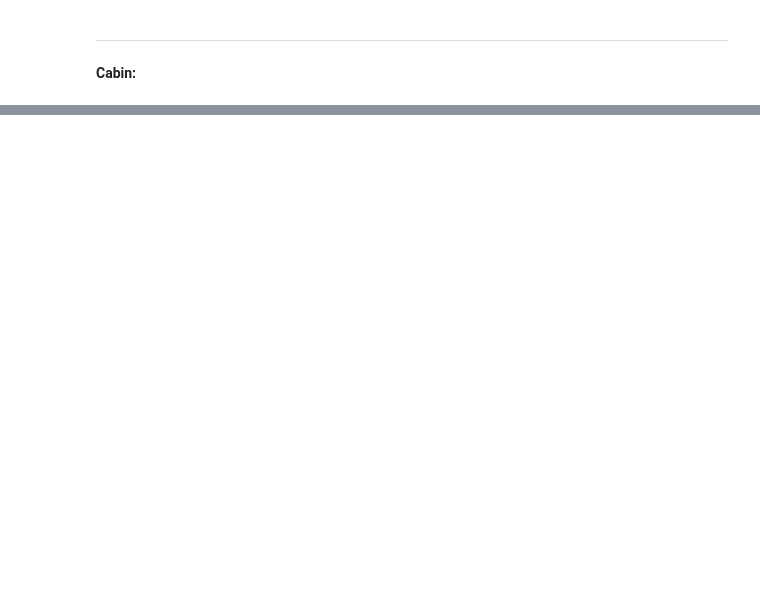
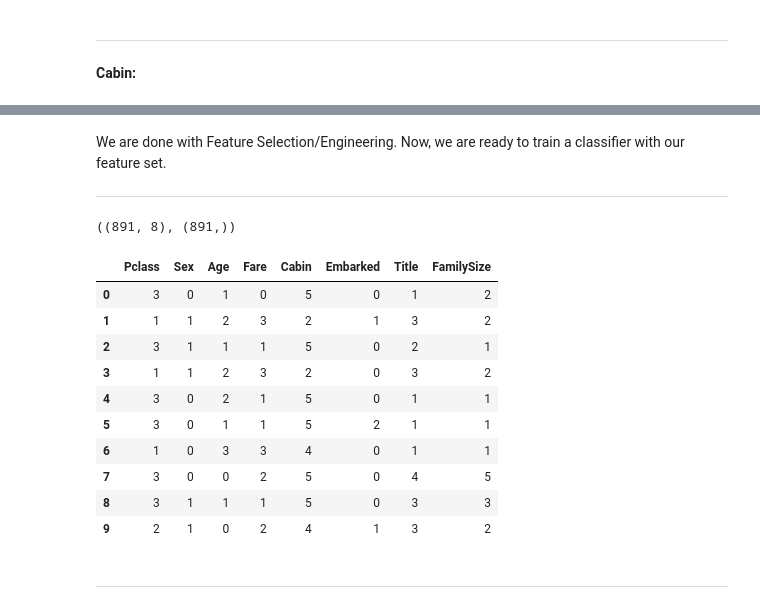
Before and after one commit to git-ashiq/kaggle-titanic, a Jupyter notebook: titanic_kaggle.ipynb, the cells around one changed output, grey strips where cells are left out. Saved outputs shown, nothing was run; the diff lists cells and outputs as text; code cells hidden in the pictures; blank space fills up the shorter version.

```diff
--- a/titanic_kaggle.ipynb
+++ b/titanic_kaggle.ipynb
@@ -944,0 +1023,4 @@ Name: Cabin, Length: 147, dtype: int64
+# %%
+features_drop = ['Name', 'SibSp', 'Parch', 'Ticket', 'AgeBand', 'FareBand']
+train = train.drop(features_drop, axis=1)
+test = test.drop(features_drop, axis=1)
@@ -944,0 +1036,3 @@ Name: Cabin, Length: 147, dtype: int64
+# %%
+# PassengerId is only dropped from Train set because we need PassengerId in Test set
+train = train.drop(['PassengerId'], axis=1)
@@ -944,0 +1057,31 @@ Name: Cabin, Length: 147, dtype: int64
+# %% [markdown]
+We are done with Feature Selection/Engineering. Now, we are ready to train a classifier with our feature set.
+
+
+---
+# %%
+# Define Train & Test dataset.
+train_data = train.drop('Survived', axis=1)
+target = train['Survived']
+
+train_data.shape, target.shape
+# %% [output]
+((891, 8), (891,))
+# %%
+train_data.head(10)
+# %% [output]
+|  | Pclass | Sex | Age | Fare | Cabin | Embarked | Title | FamilySize |
+| 0 | 3 | 0 | 1 | 0 | 5 | 0 | 1 | 2 |
+| 1 | 1 | 1 | 2 | 3 | 2 | 1 | 3 | 2 |
+| 2 | 3 | 1 | 1 | 1 | 5 | 0 | 2 | 1 |
+| 3 | 1 | 1 | 2 | 3 | 2 | 0 | 3 | 2 |
+| 4 | 3 | 0 | 2 | 1 | 5 | 0 | 1 | 1 |
+| 5 | 3 | 0 | 1 | 1 | 5 | 2 | 1 | 1 |
+| 6 | 1 | 0 | 3 | 3 | 4 | 0 | 1 | 1 |
+| 7 | 3 | 0 | 0 | 2 | 5 | 0 | 4 | 5 |
+| 8 | 3 | 1 | 1 | 1 | 5 | 0 | 3 | 3 |
+| 9 | 2 | 1 | 0 | 2 | 4 | 1 | 3 | 2 |
+# %% [markdown]
+
+
+---
```
Also changed, not shown: parts of 56 cells of this notebook.
